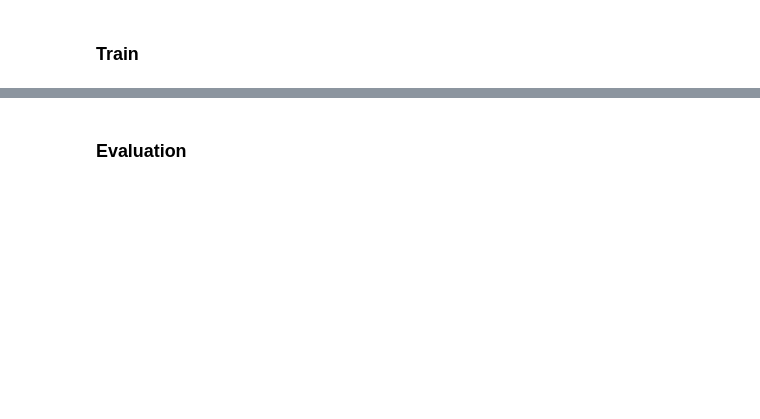
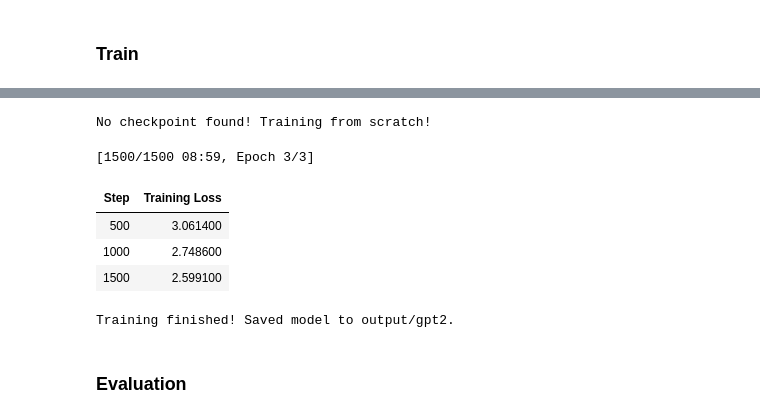
Before and after one commit to dltraining/NLP702-2024, a Jupyter notebook: tutorials/week-3/Instruction-Tuning.ipynb, the cells around one changed output, grey strips where cells are left out. Saved outputs shown, nothing was run; the diff lists cells and outputs as text; code cells hidden in the pictures; blank space fills up the shorter version.

```diff
--- a/tutorials/week-3/Instruction-Tuning.ipynb
+++ b/tutorials/week-3/Instruction-Tuning.ipynb
@@ -205,16 +239,24 @@ def make_supervised_data_module(tokenizer: transformers.PreTrainedTokenizer, dat
     data_collator = DataCollatorForSupervisedDataset(tokenizer=tokenizer)
     return dict(train_dataset=train_dataset, eval_dataset=None, data_collator=data_collator)
+# %%
+def safe_save_model_for_hf_trainer(trainer: transformers.Trainer, output_dir: str):
+    """Collects the state dict and dump to disk."""
+    state_dict = trainer.model.state_dict()
+    if trainer.args.should_save:
+        cpu_state_dict = {key: value.cpu() for key, value in state_dict.items()}
+        del state_dict
+        trainer._save(output_dir, state_dict=cpu_state_dict)  # noqa
 # %%
-def train(train_agrs):
+def train(training_args):
 
     model = transformers.AutoModelForCausalLM.from_pretrained(
-        model_name_or_path=model_name_or_path,
+        model_name_or_path,
         cache_dir=cache_dir,
     )
     model.config.use_cache=False
 
     tokenizer = transformers.AutoTokenizer.from_pretrained(
-        model_name_or_path=model_name_or_path,
+        model_name_or_path,
         cache_dir=cache_dir,
         model_max_length=model_max_length,
         padding_side="right",
@@ -226,7 +268,7 @@ def train(train_agrs):
             tokenizer=tokenizer,
             model=model,
         )
-    if "llama" in model_args.model_name_or_path:
+    if "llama" in model_name_or_path:
         tokenizer.add_special_tokens(
             {
                 "eos_token": DEFAULT_EOS_TOKEN,
@@ -235,7 +277,7 @@ def train(train_agrs):
             }
         )
 
-    data_module = make_supervised_data_module(tokenizer=tokenizer, data_args=data_args)
+    data_module = make_supervised_data_module(tokenizer=tokenizer)
 
     # update training args to make output dir
     output_dir = os.path.join(training_args.output_dir, model_name_or_path.split("/")[-1])
@@ -262,6 +304,11 @@ def train(train_agrs):
     print(f"Training finished! Saved model to {training_args.output_dir}.")
 # %% [markdown]
 ### Train
+# %%
+output_dir = "output"
+# %%
+training_args = transformers.TrainingArguments(output_dir=output_dir, per_device_train_batch_size=2)
 # %%
 # training
-train()
+train(training_args=training_args)
+# %% [output]
@@ -267,0 +318,7 @@ train()
+No checkpoint found! Training from scratch!
+[1500/1500 08:59, Epoch 3/3]
+| Step | Training Loss |
+| 500 | 3.061400 |
+| 1000 | 2.748600 |
+| 1500 | 2.599100 |
+Training finished! Saved model to output/gpt2.
```
Also changed, not shown: parts of 30 cells of this notebook.
